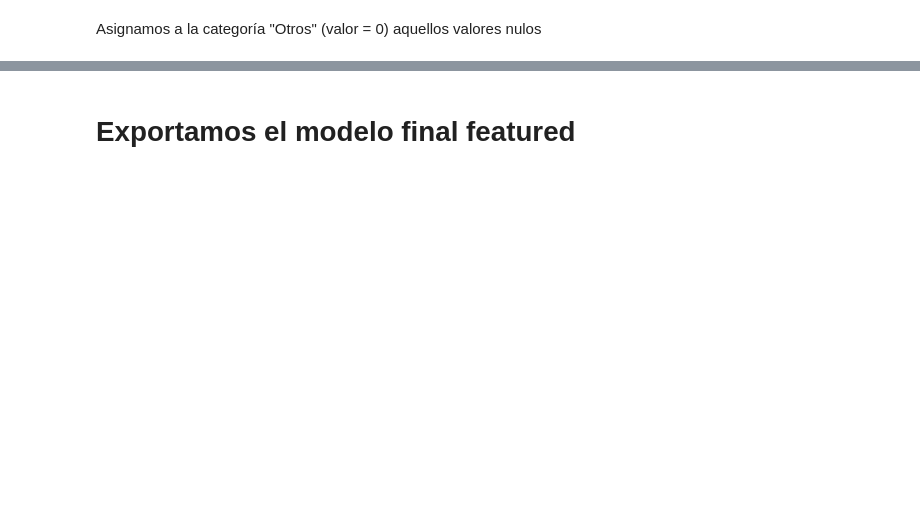
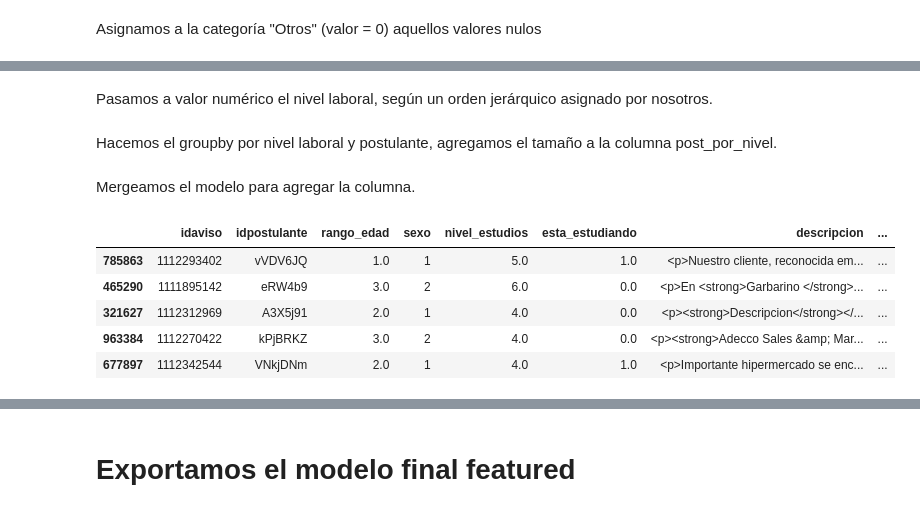
Before and after one commit to franhermani/TP2-7506, a Jupyter notebook: feature_engineering.ipynb, the cells around one changed output, grey strips where cells are left out. Saved outputs shown, nothing was run; the diff lists cells and outputs as text; code cells hidden in the pictures; blank space fills up the shorter version.

```diff
--- a/feature_engineering.ipynb
+++ b/feature_engineering.ipynb
@@ -840,0 +867,2 @@ test_final.loc[(test_final['num_area'].isnull()), 'num_area'] = 0
+# %% [markdown]
+Pasamos a valor numérico el nivel laboral, según un orden jerárquico asignado por nosotros.
@@ -840,0 +876,2 @@ test_final.loc[(test_final['num_area'].isnull()), 'num_area'] = 0
+# %% [markdown]
+Hacemos el groupby por nivel laboral y postulante, agregamos el tamaño a la columna post_por_nivel.
@@ -840,0 +881,12 @@ test_final.loc[(test_final['num_area'].isnull()), 'num_area'] = 0
+# %% [markdown]
+Mergeamos el modelo para agregar la columna.
+# %%
+modelo = pd.merge(modelo,postulacion_nivel,on=['nivel_laboral','idpostulante'],how='left')
+modelo.sample(5)
+# %% [output]
+|  | idaviso | idpostulante | rango_edad | sexo | nivel_estudios | esta_estudiando | descripcion | ... |
+| 785863 | 1112293402 | vVDV6JQ | 1.0 | 1 | 5.0 | 1.0 | <p>Nuestro cliente, reconocida em... | ... |
+| 465290 | 1111895142 | eRW4b9 | 3.0 | 2 | 6.0 | 0.0 | <p>En <strong>Garbarino </strong>... | ... |
+| 321627 | 1112312969 | A3X5j91 | 2.0 | 1 | 4.0 | 0.0 | <p><strong>Descripcion</strong></... | ... |
+| 963384 | 1112270422 | kPjBRKZ | 3.0 | 2 | 4.0 | 0.0 | <p><strong>Adecco Sales &amp; Mar... | ... |
+| 677897 | 1112342544 | VNkjDNm | 2.0 | 1 | 4.0 | 1.0 | <p>Importante hipermercado se enc... | ... |
```
Also changed, not shown: parts of 60 cells of this notebook.
